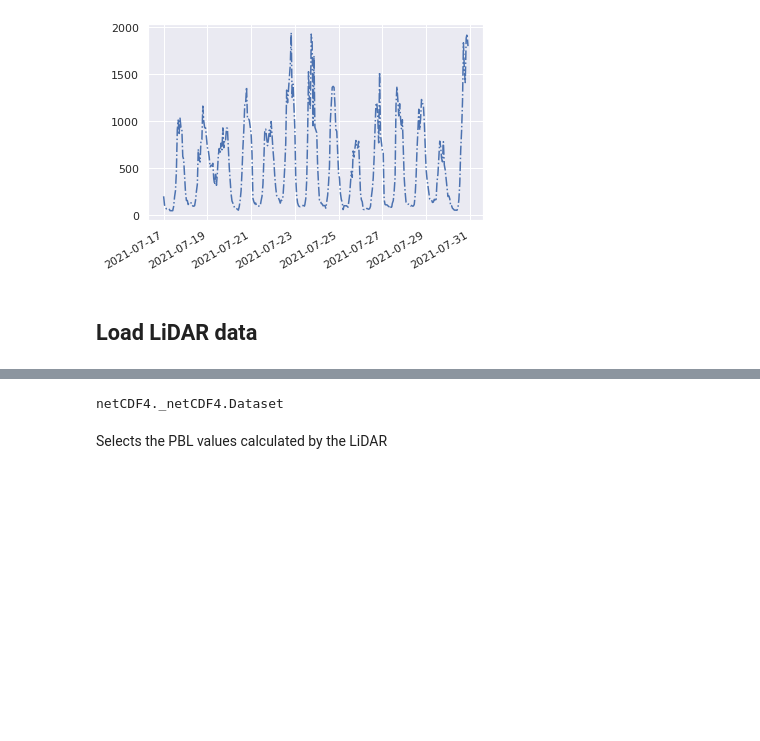
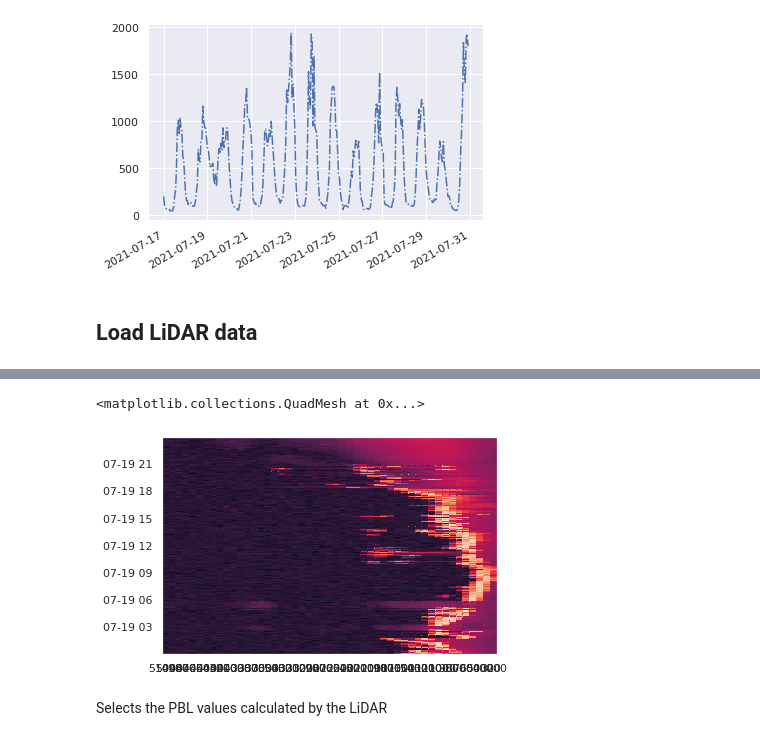
Before and after one commit to jvivar2383/NOAA_PBLH, a Jupyter notebook: Notebooks/CNR_V2.ipynb, the cells around one changed output, grey strips where cells are left out. Cells and saved outputs as stored; diff of their text form; code cells hidden in the pictures; blank space fills up the shorter version.

```diff
--- a/Notebooks/CNR_V2.ipynb
+++ b/Notebooks/CNR_V2.ipynb
@@ -123,10 +124,11 @@ group /Sweep_313491:
     res_id: 11
     dimensions(sizes): scan_file_dim(1120), settings_file_dim(9600), res_file_dim(5216), time(120), range(50)
     variables(dimensions): |S1 scan_file(scan_file_dim), |S1 settings_file(settings_file_dim), |S1 res_file(res_file_dim), float64 ray_angle_resolution(), float64 range_gate_length(),
-# %%
-type(data)
-# %% [output]
-netCDF4._netCDF4.Dataset
+# %%
+plt.pcolormesh(df_cnr.columns, df_cnr.index, df_cnr.values)
+# %% [output]
+<matplotlib.collections.QuadMesh at 0x...>
+[figure, added]
 # %% [markdown]
 Selects the PBL values calculated by the LiDAR
 # %%
```
Also changed, not shown: parts of 25 cells of this notebook, 2 other files.
